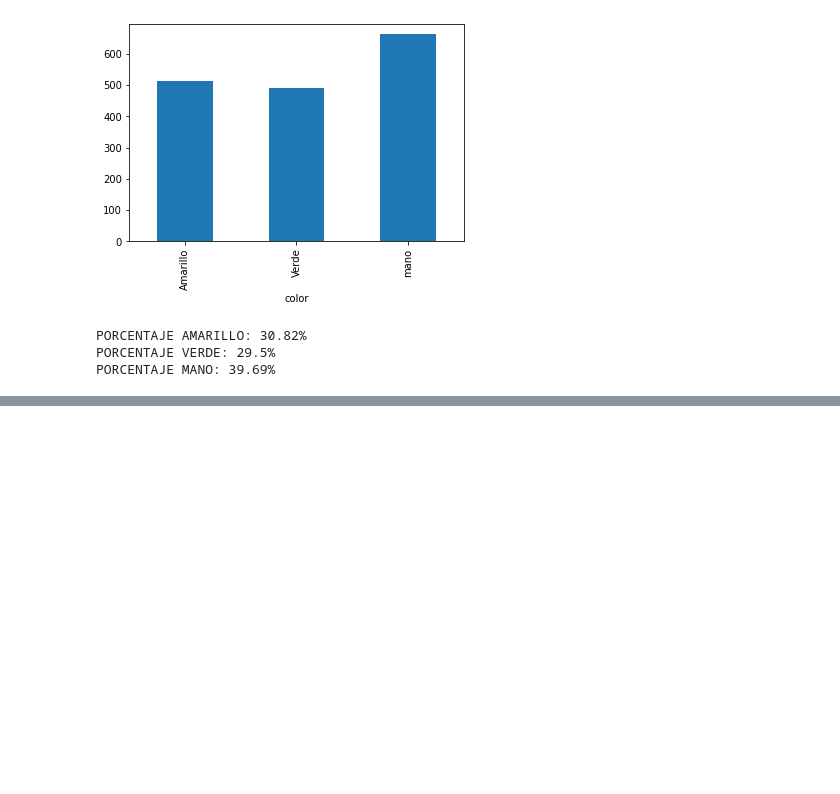
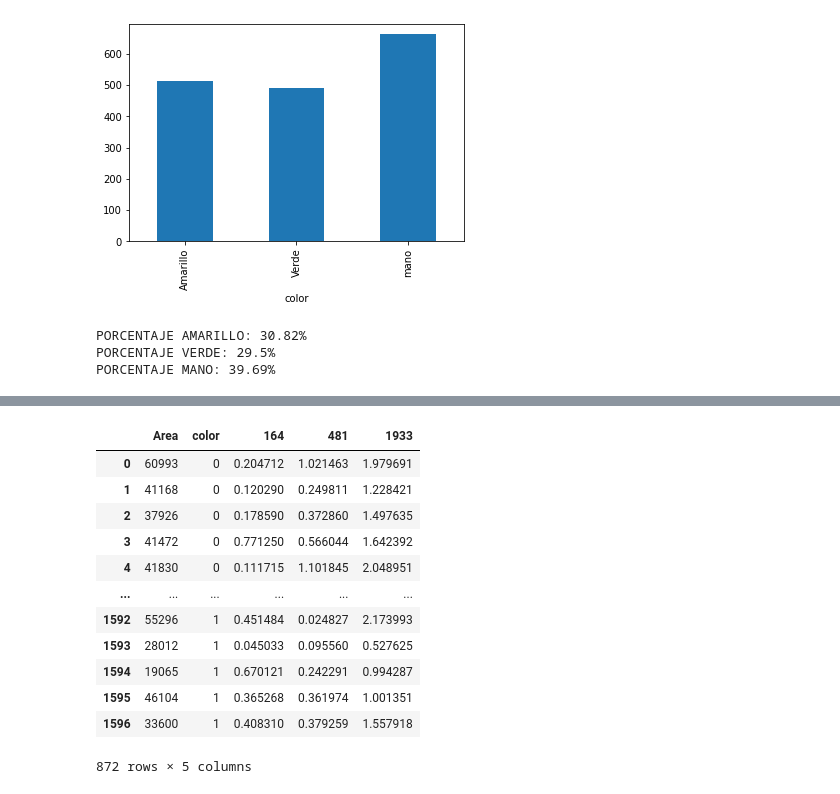
Before and after one commit to nachitog83/mentoria_img, a Jupyter notebook: 3-Introduccion_AS/4_Introducción_al_Aprendizaje_Supervisado_Detección_de_Objetos_ver1.ipynb, the cells around one changed output, grey strips where cells are left out. Cells and saved outputs as stored; diff of their text form; code cells hidden in the pictures; blank space fills up the shorter version.

```diff
--- a/3-Introduccion_AS/4_Introducción_al_Aprendizaje_Supervisado_Detección_de_Objetos_ver1.ipynb
+++ b/3-Introduccion_AS/4_Introducción_al_Aprendizaje_Supervisado_Detección_de_Objetos_ver1.ipynb
@@ -162 +169,4 @@ X.color = le_color.fit_transform(X.color)
+# %%
+y_G = X_G.guantes
+X_G = X_G.drop(['guantes', 'filename', 'Type', 'xmin',	'xmax',	'ymin',	'ymax', 'Hand_Pixel_Width',	'Hand_Pixel_Height'], axis=1)
 # %%
@@ -228,0 +200,16 @@ X = X[pvalue_ranked.Specs.values]
+# %%
+X_G
+# %% [output]
+|  | Area | color | 164 | 481 | 1933 |
+| 0 | 60993 | 0 | 0.204712 | 1.021463 | 1.979691 |
+| 1 | 41168 | 0 | 0.120290 | 0.249811 | 1.228421 |
+| 2 | 37926 | 0 | 0.178590 | 0.372860 | 1.497635 |
+| 3 | 41472 | 0 | 0.771250 | 0.566044 | 1.642392 |
+| 4 | 41830 | 0 | 0.111715 | 1.101845 | 2.048951 |
+| ... | ... | ... | ... | ... | ... |
+| 1592 | 55296 | 1 | 0.451484 | 0.024827 | 2.173993 |
+| 1593 | 28012 | 1 | 0.045033 | 0.095560 | 0.527625 |
+| 1594 | 19065 | 1 | 0.670121 | 0.242291 | 0.994287 |
+| 1595 | 46104 | 1 | 0.365268 | 0.361974 | 1.001351 |
+| 1596 | 33600 | 1 | 0.408310 | 0.379259 | 1.557918 |
+872 rows × 5 columns
```
Also changed, not shown: parts of 20 cells of this notebook.
